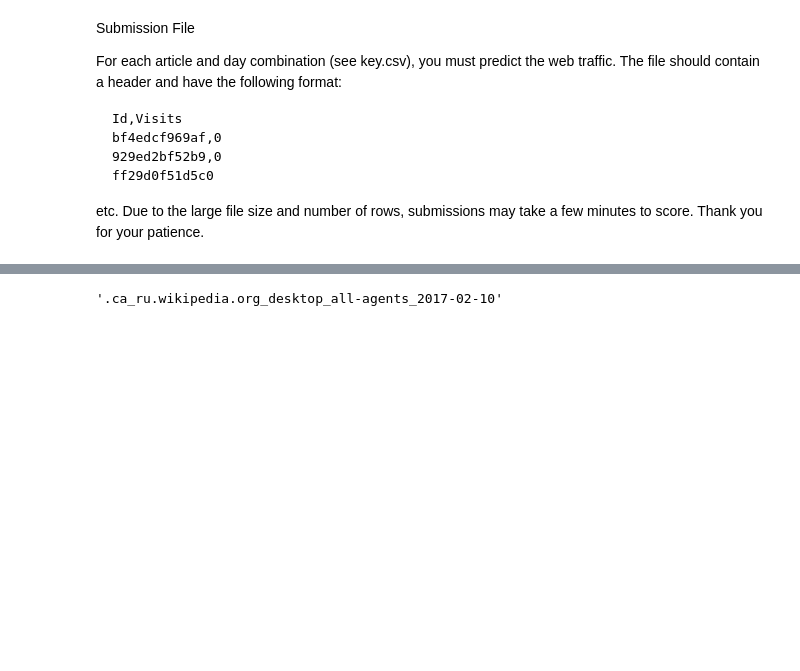
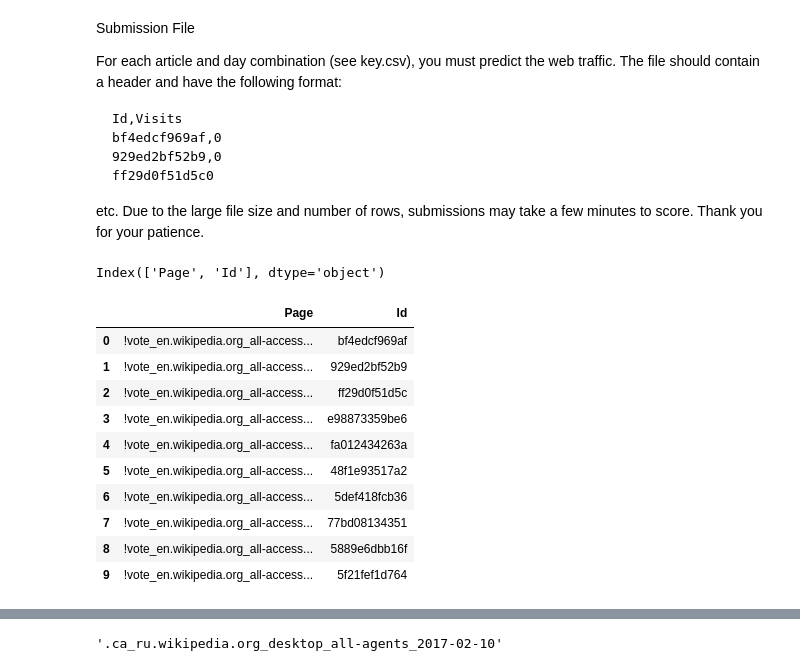
Before and after one commit to thepaulm/web-traffic-time-series-forecasting, a Jupyter notebook: Explore Data.ipynb, the cells around one changed output, grey strips where cells are left out. Saved outputs shown, nothing was run; the diff lists cells and outputs as text; code cells hidden in the pictures; blank space fills up the shorter version.

```diff
--- a/Explore Data.ipynb
+++ b/Explore Data.ipynb
@@ -185,3 +203,21 @@ etc.
 Due to the large file size and number of rows, submissions may take a few minutes to score. Thank you for your patience.
 # %%
 key = pd.read_csv(f'{basepath}/key_1.csv')
+# %%
+key.columns
+# %% [output]
+Index(['Page', 'Id'], dtype='object')
+# %%
+key[0:10]
+# %% [output]
+|  | Page | Id |
+| 0 | !vote_en.wikipedia.org_all-access... | bf4edcf969af |
+| 1 | !vote_en.wikipedia.org_all-access... | 929ed2bf52b9 |
+| 2 | !vote_en.wikipedia.org_all-access... | ff29d0f51d5c |
+| 3 | !vote_en.wikipedia.org_all-access... | e98873359be6 |
+| 4 | !vote_en.wikipedia.org_all-access... | fa012434263a |
+| 5 | !vote_en.wikipedia.org_all-access... | 48f1e93517a2 |
+| 6 | !vote_en.wikipedia.org_all-access... | 5def418fcb36 |
+| 7 | !vote_en.wikipedia.org_all-access... | 77bd08134351 |
+| 8 | !vote_en.wikipedia.org_all-access... | 5889e6dbb16f |
+| 9 | !vote_en.wikipedia.org_all-access... | 5f21fef1d764 |
```
Also changed, not shown: parts of 6 cells of this notebook, 2 other files.
